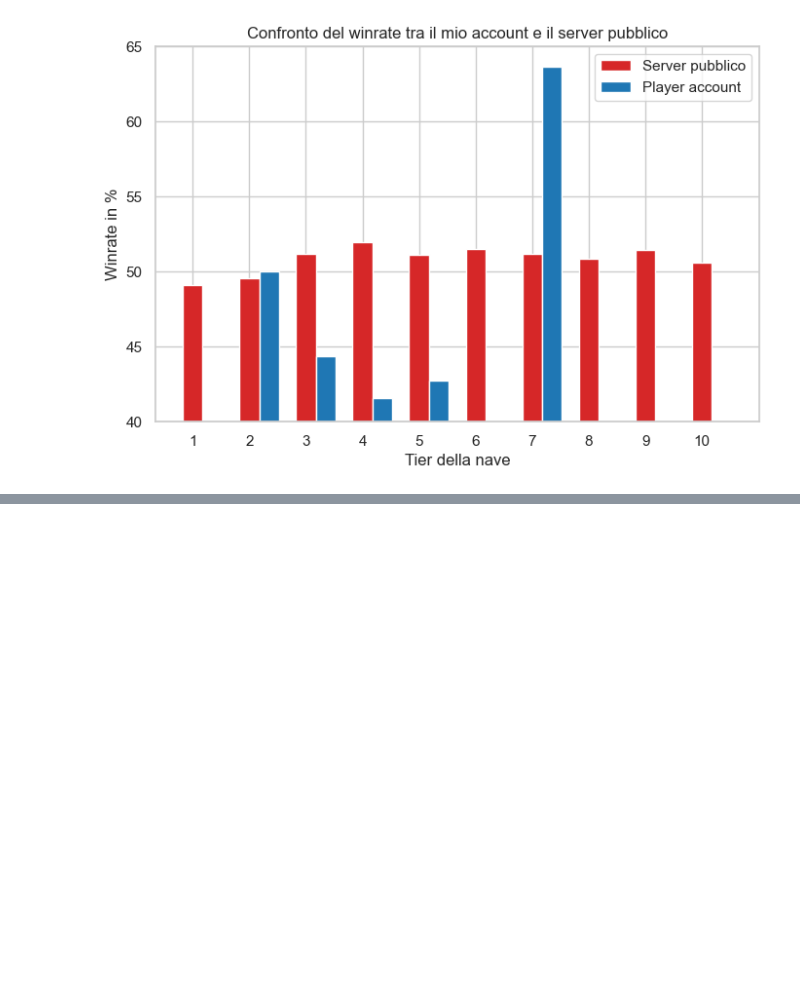
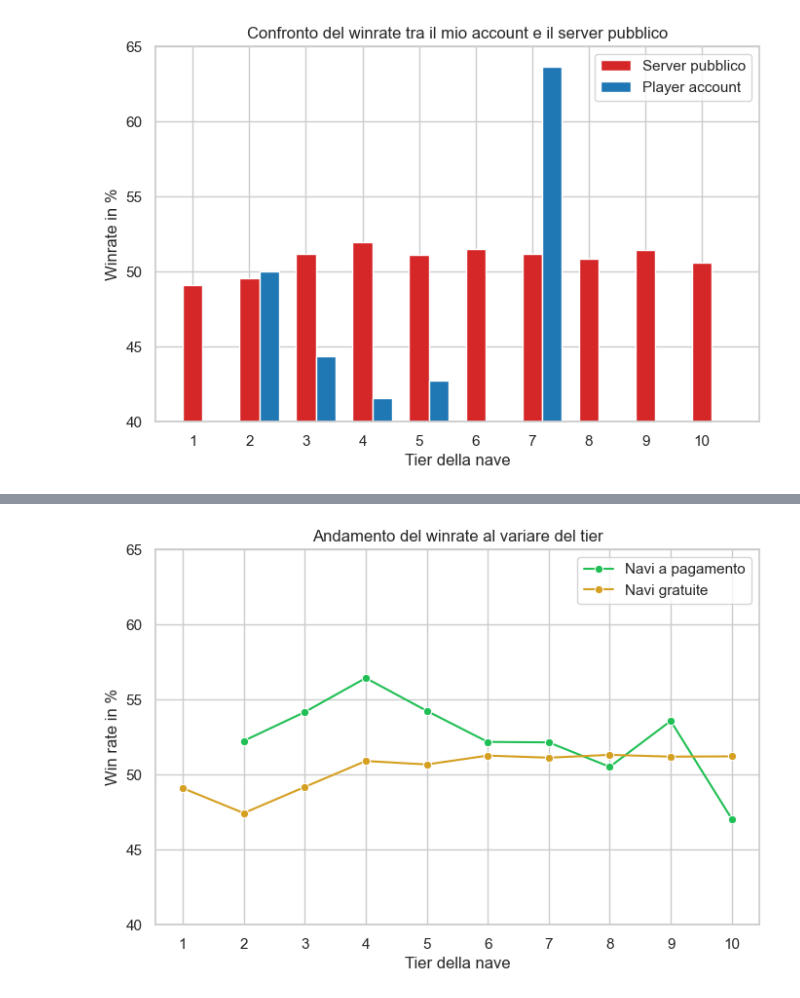
Before and after one commit to riccardosantarossa/UNI_DataScienceProject, a Jupyter notebook: project.ipynb, the cells around one changed output, grey strips where cells are left out. Saved outputs shown, nothing was run; the diff lists cells and outputs as text; code cells hidden in the pictures; blank space fills up the shorter version.

```diff
--- a/project.ipynb
+++ b/project.ipynb
@@ -161,0 +225,28 @@ meanT7Set['Avg. damage'] = pd.to_numeric(meanT7Set['Avg. damage'], downcast = "i
+# %%
+#Analisi delle statistiche delle navi premium (a pagamento) rispetto a quelle gratis
+#Line chart per winrate e damage di navi premium e non a seconda del tier
+
+#Operazioni sui dati di navi premium
+premiumDF = premiumShips.copy()
+premiumDF['Win rate'] = premiumDF['Win rate']*100
+premiumGrouped = premiumDF.groupby(['Tier'])['Win rate'].mean().round(2).reset_index()
+
+#Operazioni sui dati di navi gratuite
+freeDF = freeShips.copy()
+freeDF['Win rate'] = freeDF['Win rate']*100
+freeGrouped = freeDF.groupby(['Tier'])['Win rate'].mean().round(2).reset_index()
+
+
+#Plot del winrate comparato
+plt.figure(figsize = (8,5))
+plt.ylim([40, 65])
+sns.lineplot(data = premiumGrouped, x = 'Tier', y = 'Win rate', marker = 'o', errorbar = None, color = '#20BF55')
+sns.lineplot(data = freeGrouped, x = 'Tier', y = 'Win rate', marker = 'o', errorbar = None, color = '#D5A021')
+plt.xlabel('Tier della nave')
+plt.ylabel('Win rate in %')
+plt.xticks(np.arange(1,11))
+plt.title('Andamento del winrate al variare del tier')
+plt.legend(labels = ['Navi a pagamento', 'Navi gratuite'])
+plt.show()
+# %% [output]
+[figure, added]
```
Also changed, not shown: parts of 5 cells of this notebook.
